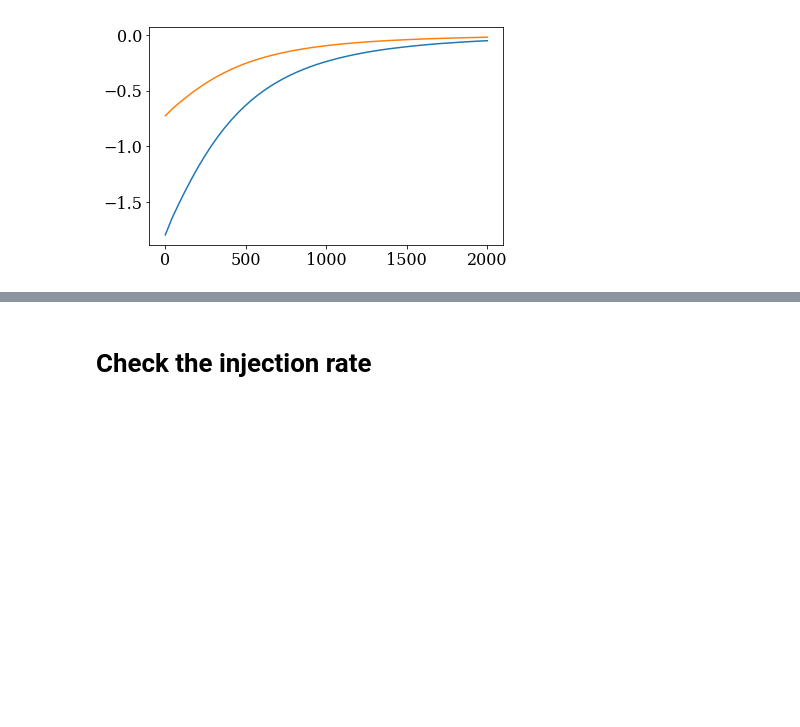
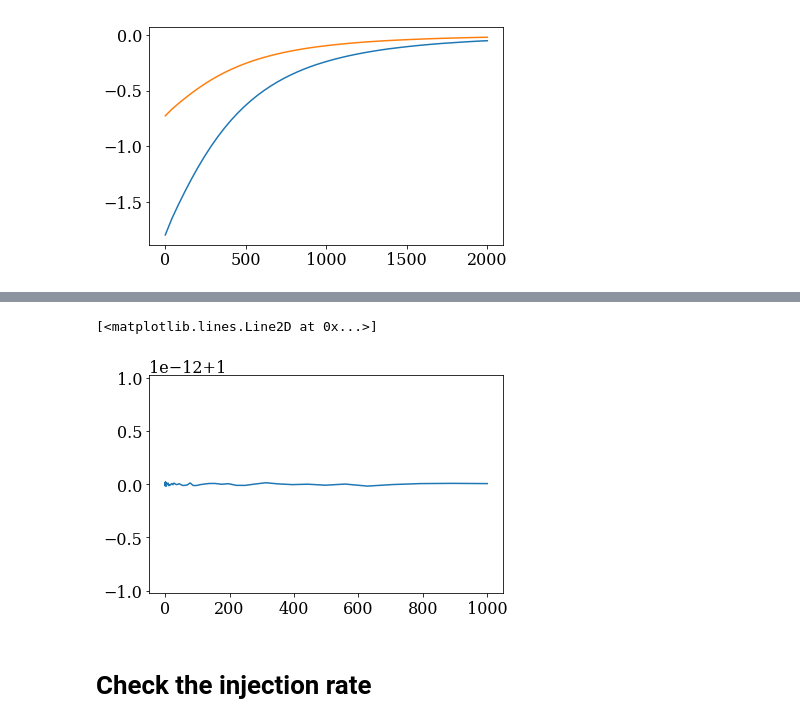
Before and after one commit to renlliang3/ClusterModel, a Jupyter notebook: notebook/model_dev_parameters.ipynb, the cells around one changed output, grey strips where cells are left out. Cells and saved outputs as stored; diff of their text form; code cells hidden in the pictures; blank space fills up the shorter version.

```diff
--- a/notebook/model_dev_parameters.ipynb
+++ b/notebook/model_dev_parameters.ipynb
@@ -222,4 +213,5 @@ Setting: D_ang, D_lum, R500, theta500, theta_truncation ; Fixing: cosmo.
 # %%
+f = np.logspace(-2,3,100)*u.GHz
 f, y = clust.get_sz_spectrum(f, type_integral='cylindrical', Rmax=1*u.Mpc, Compton_only=True)
-y
+plt.plot(f,y/np.mean(y))
 # %% [output]
@@ -227,3 +218,5 @@ $[131.54419,~131.54419,~131.54419,~131.54419,~131.54419,~131.54419,~131.54419,~1
+[<matplotlib.lines.Line2D at 0x...>]
+[figure, added]
 # %% [markdown]
 # Check the injection rate
 # %%
```
Also changed, not shown: parts of 2 cells of this notebook, 2 other files.
